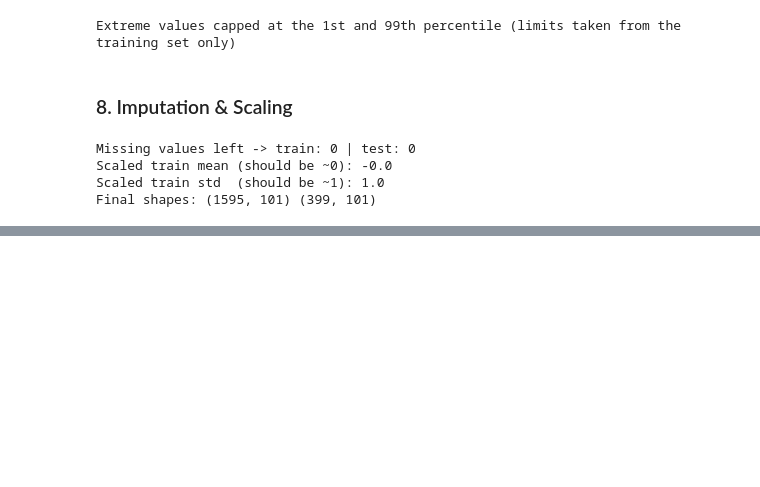
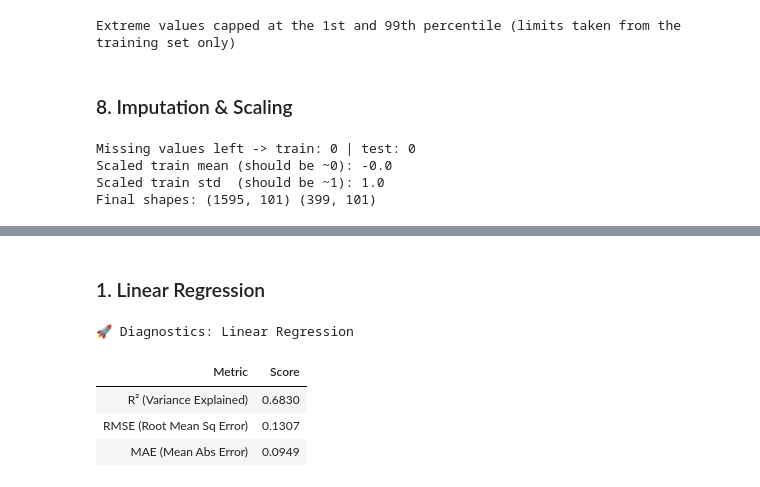
Before and after one commit to Reshma925/Vectora, a Jupyter notebook: Regression Track A/Regression.ipynb, the cells around one changed output, grey strips where cells are left out. Cells and saved outputs as stored; diff of their text form; code cells hidden in the pictures; blank space fills up the shorter version.

Commit message:
Implemented 5 regression algorithms

```diff
--- a/Regression Track A/Regression.ipynb
+++ b/Regression Track A/Regression.ipynb
@@ -377,0 +417,10 @@ Final shapes: (1595, 101) (399, 101)
+# %% [markdown]
+### 1. Linear Regression
+# %%
+lr = eval_model("Linear Regression", LinearRegression(), X_train_scaled, X_test_scaled, y_train, y_test)
+# %% [output]
+🚀 Diagnostics: Linear Regression
+| Metric | Score |
+| R² (Variance Explained) | 0.6830 |
+| RMSE (Root Mean Sq Error) | 0.1307 |
+| MAE (Mean Abs Error) | 0.0949 |
```
Also changed, not shown: parts of 19 cells of this notebook.
